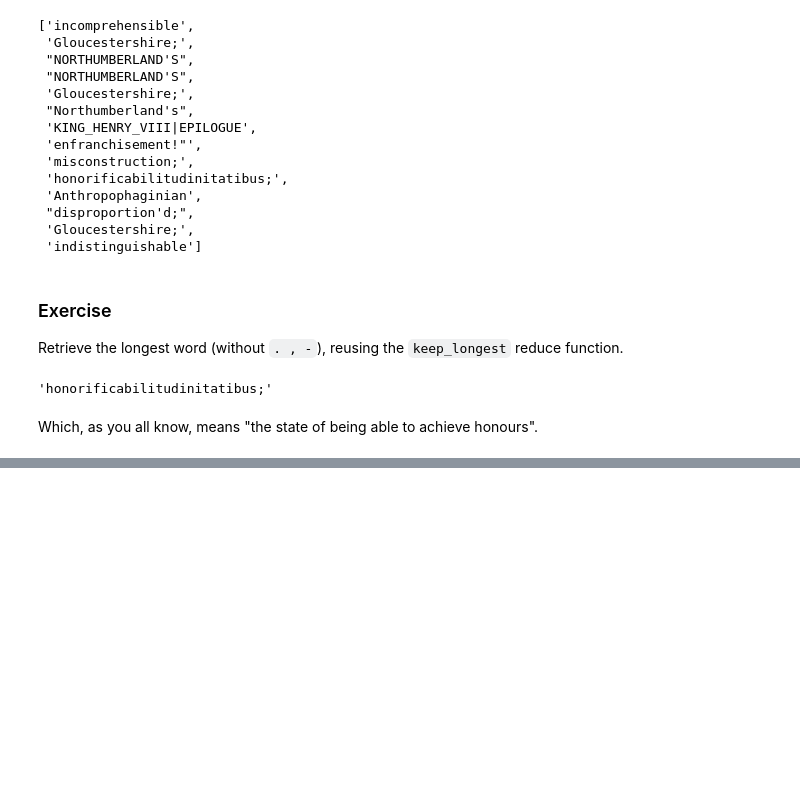
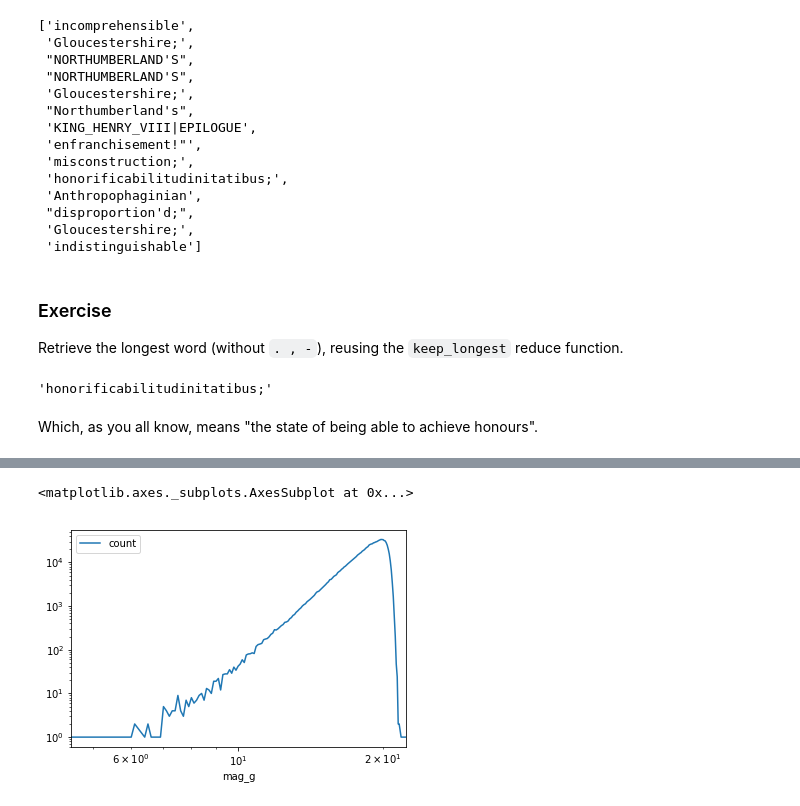
Before and after one commit to Python4AstronomersAndParticlePhysicists/PythonWorkshop-ICE, a Jupyter notebook: notebooks/13_01_Big_Data.ipynb, the cells around one changed output, grey strips where cells are left out. Saved outputs shown, nothing was run; the diff lists cells and outputs as text; code cells hidden in the pictures; blank space fills up the shorter version.

Commit message:
Updated versions of Databases and Big Data.

```diff
--- a/notebooks/13_01_Big_Data.ipynb
+++ b/notebooks/13_01_Big_Data.ipynb
@@ -413,0 +602,11 @@ gaia_hpix.head(5)
+# %%
+sqlc.registerDataFrameAsTable(gaia, "gaia")
+
+g_hist = sqlc.sql("""
+    SELECT CAST(FLOOR(mag_g*10)/10. AS FLOAT) AS mag_g, COUNT(*) AS `count`
+    FROM gaia
+    GROUP BY 1
+    ORDER BY 1
+""")
+
+g_hist.take(10)
@@ -413,0 +624,5 @@ gaia_hpix.head(5)
+# %%
+g_hist.toPandas().set_index('mag_g').plot(loglog=True)
+# %% [output]
+<matplotlib.axes._subplots.AxesSubplot at 0x...>
+[figure, added]
```
Also changed, not shown: parts of 59 cells of this notebook, 1 other file.
